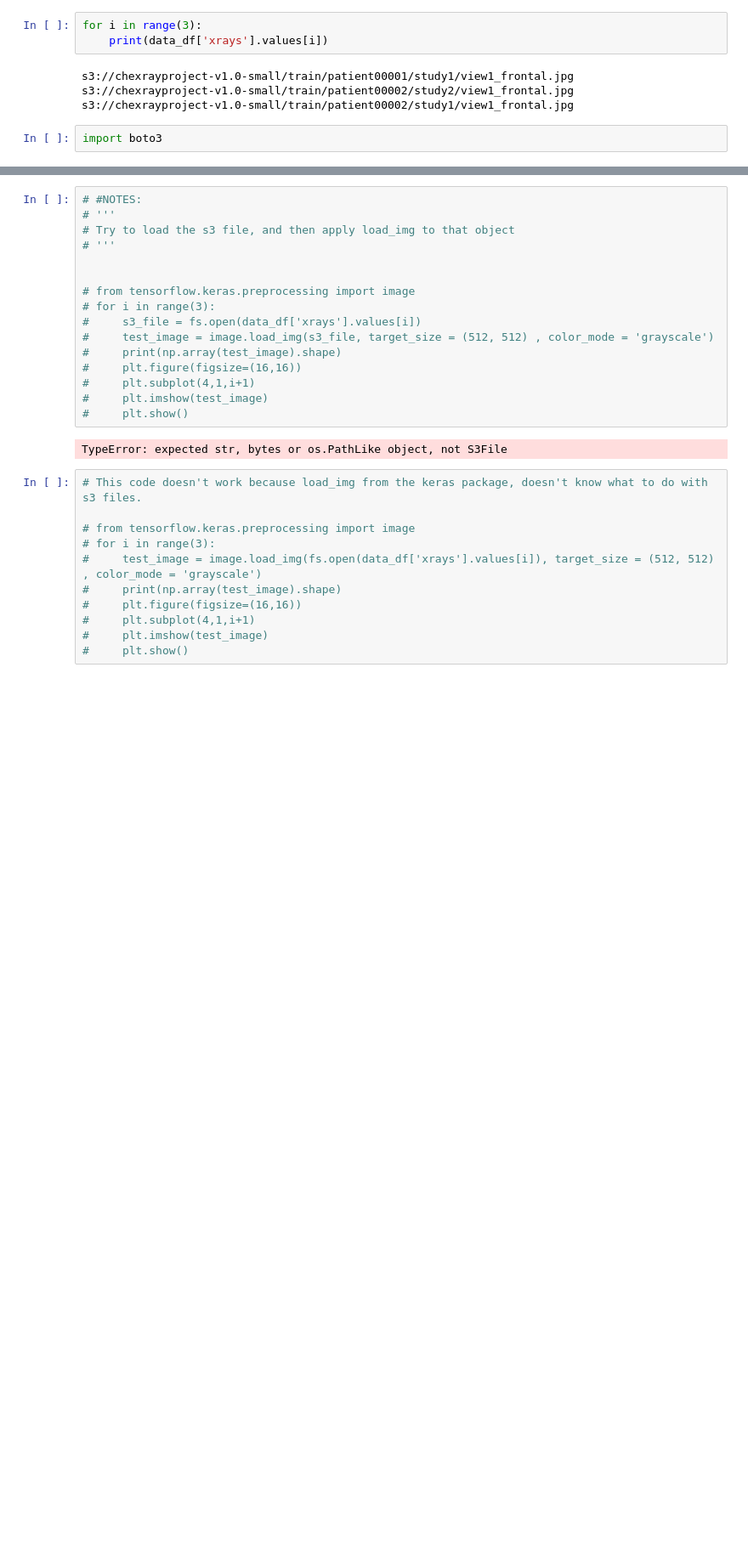
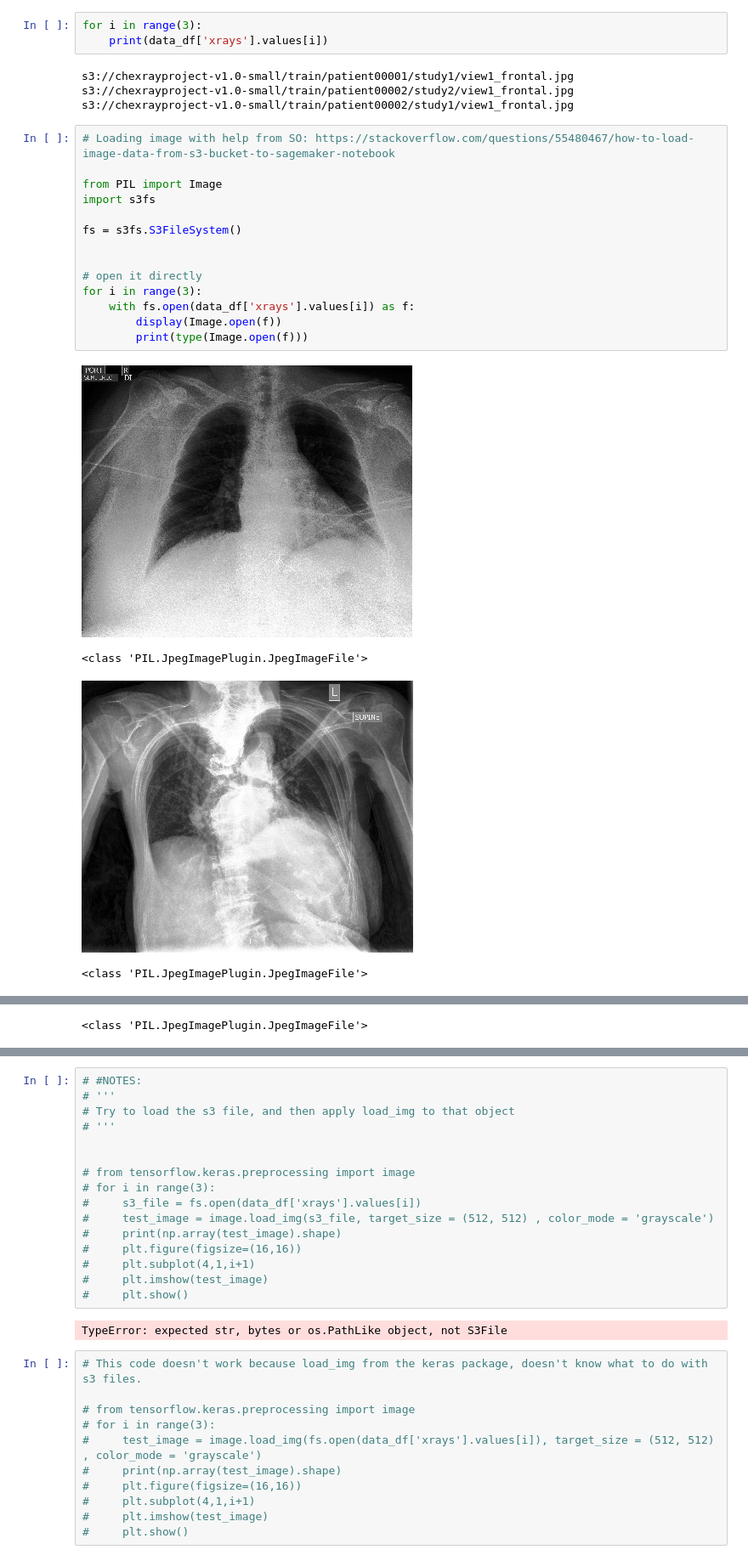
Before and after one commit to namarsha/latestchexpert, a Jupyter notebook: AWSS3 - ResNetxxVx--CheXpert_augmented_images_multi_diagnose_out_of_memory_transfer_learning.ipynb, the cells around one changed output, grey strips where cells are left out. Shown at 85% size. Drawn from its saved outputs; the diff is of its cells as text; blank space fills up the shorter version.

```diff
--- a/AWSS3 - ResNetxxVx--CheXpert_augmented_images_multi_diagnose_out_of_memory_transfer_learning.ipynb
+++ b/AWSS3 - ResNetxxVx--CheXpert_augmented_images_multi_diagnose_out_of_memory_transfer_learning.ipynb
@@ -357,5 +370,22 @@ for i in range(3):
 s3://chexrayproject-v1.0-small/train/patient00001/study1/view1_frontal.jpg
 s3://chexrayproject-v1.0-small/train/patient00002/study2/view1_frontal.jpg
 s3://chexrayproject-v1.0-small/train/patient00002/study1/view1_frontal.jpg
-# %%
-import boto3
+# %%
+# Loading image with help from SO: https://stackoverflow.com/questions/55480467/how-to-load-image-data-from-s3-bucket-to-sagemaker-notebook
+
+from PIL import Image
+import s3fs
+
+fs = s3fs.S3FileSystem()
+
+
+# open it directly
+for i in range(3):
+    with fs.open(data_df['xrays'].values[i]) as f:
+        display(Image.open(f))
+        print(type(Image.open(f)))
+# %% [output]
+[figure, added]
+<class 'PIL.JpegImagePlugin.JpegImageFile'>
+[figure, added]
+<class 'PIL.JpegImagePlugin.JpegImageFile'>
@@ -362,2 +393,3 @@ import boto3
+<class 'PIL.JpegImagePlugin.JpegImageFile'>
 # %%
 # Found this analytics vidhya suggestion (https://medium.com/analytics-vidhya/custom-keras-generator-fetching-images-from-s3-to-train-neural-network-4e98694de8ee)
```
Also changed, not shown: parts of 22 cells of this notebook.
